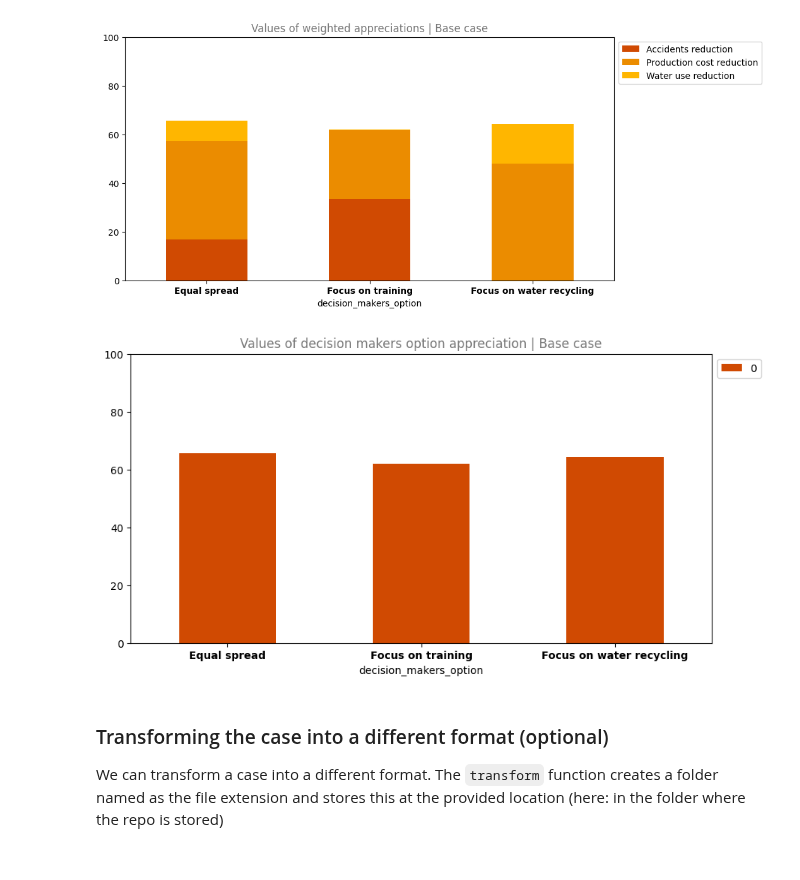
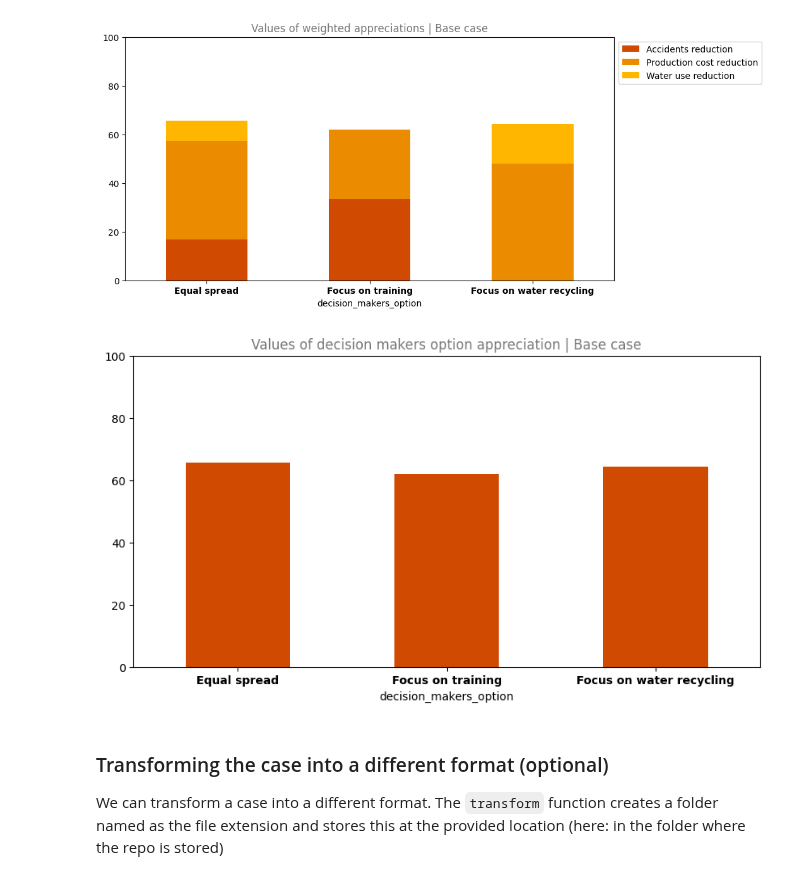
Before and after one commit to responsible-business-decision-making/trbs, a Jupyter notebook: model/analyze_case.ipynb, the cells around one changed output. Cells and saved outputs as stored; diff of their text form; code cells hidden in the pictures.

```diff
--- a/model/analyze_case.ipynb
+++ b/model/analyze_case.ipynb
@@ -185,9 +185,9 @@ case.visualize('barchart', 'weighted_appreciations', scenario="Base case", stack
 # %% [output]
 [figure]
 # %%
-case.visualize('barchart', 'decision_makers_option_appreciation', scenario='Base case')
+case.visualize('barchart', 'decision_makers_option_appreciation', scenario='Base case', show_legend=False)
 # %% [output]
-[figure, old version]
+[figure, new version]
 # %% [markdown]
 ### Transforming the case into a different format (optional)
 We can transform a case into a different format. The `transform` function creates a folder named as the file extension and stores this at the provided location (here: in the folder where the repo is stored)
```
Also changed, not shown: parts of 3 cells of this notebook, 22 other files.
